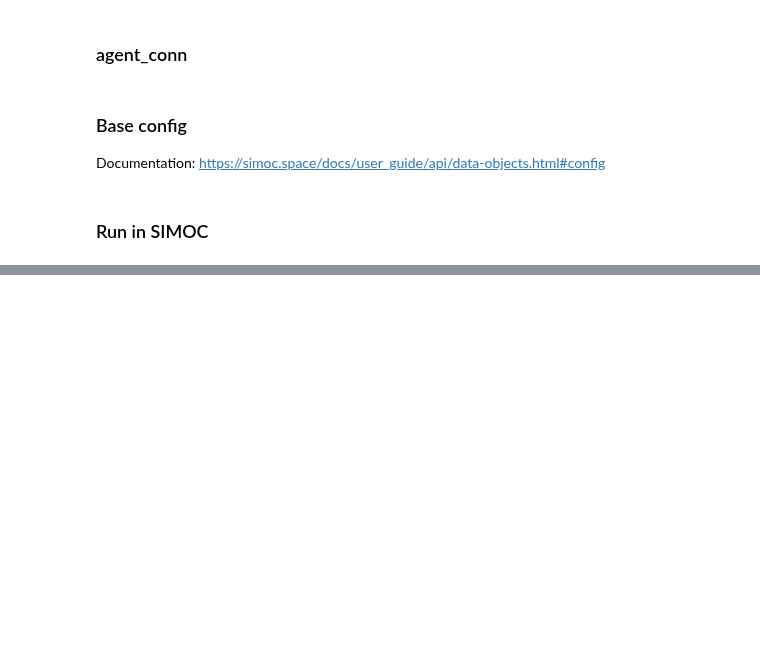
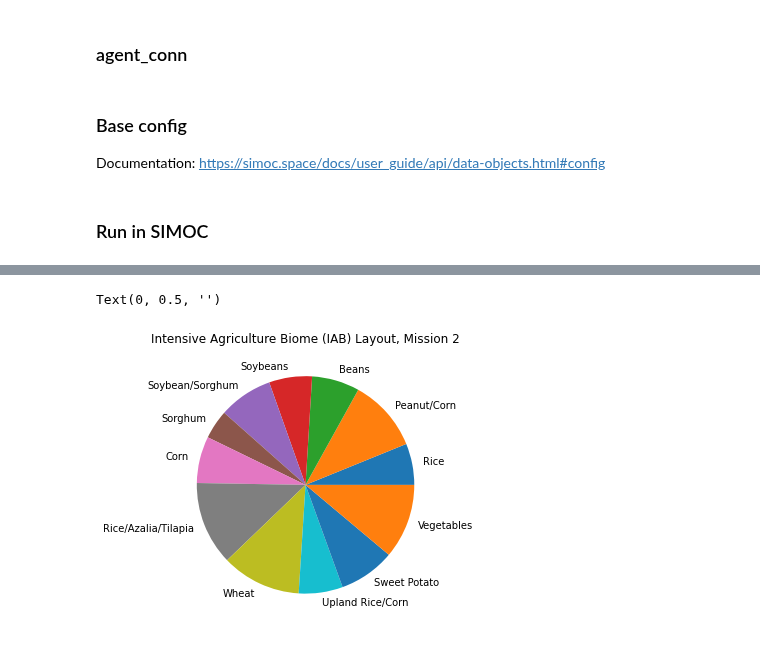
Before and after one commit to overthesun/simoc, a Jupyter notebook: SIMOC_B2.ipynb, the cells around one changed output, grey strips where cells are left out. Drawn from its saved outputs; the diff is of its cells as text; code cells hidden in the pictures; blank space fills up the shorter version.

```diff
--- a/SIMOC_B2.ipynb
+++ b/SIMOC_B2.ipynb
@@ -428,0 +444,45 @@ print([curr.keys() for curr in b2_currency_desc.values()])
+# %%
+# Marino et. al. The Agricuultural biome of Biosphere 2: Structure, compostion and function
+# Page 202: Design and description
+iab_soil_volume = 2_000  # m2
+data = [
+    # Plot, area, crop
+    (1, 69, 'Rice/Azalia/Tilapia'),
+    (2, 56, 'Wheat'),
+    (3, 55, 'Sorghum'),
+    (4, 45, 'Peanut/Corn'),
+    (5, 40, 'Beans'),
+    (6, 52, 'Sweet Potato'),
+    (7, 54, 'Sweet Potato'),
+    (8, 50, 'Beans'),
+    (9, 60, 'Vegetables'),
+    (10, 89, 'Rice/Azalia/Tilapia'),
+    (11, 81, 'Soybeans'),
+    (12, 88, 'Corn'),
+    (13, 94, 'Wheat'),
+    (14, 81, 'Vegetables'),
+    (15, 78, 'Rice'),
+    (16, 83, 'Upland Rice/Corn'),
+    (17, 102, 'Soybean/Sorghum'),
+    (18, 92, 'Peanut/Corn')]
+
+# p214: "By the last quarter of Mission 1, approximately 65% of the
+# agricultural area was planted in only three crops: beet, sweet potato
+# and lab-lab bean."
+mission_2_staple_ratio = 0.65
+
+# Merge plots of same crop for the chart
+unique_plants = set([d[2] for d in data])
+total_areas = {p:0 for p in unique_plants}
+for plot, area, crop in data:
+    total_areas[crop] += area
+iab = pd.DataFrame(list(total_areas.values()),
+                   index=list(total_areas.keys()),
+                   columns=['area'])
+ax = iab['area'].plot.pie(figsize=(5, 5))
+ax.set_title('Intensive Agriculture Biome (IAB) Layout, Mission 2')
+
+ax.set_ylabel('')
+# %% [output]
+Text(0, 0.5, '')
+[figure, added]
```
Also changed, not shown: parts of 13 cells of this notebook.
